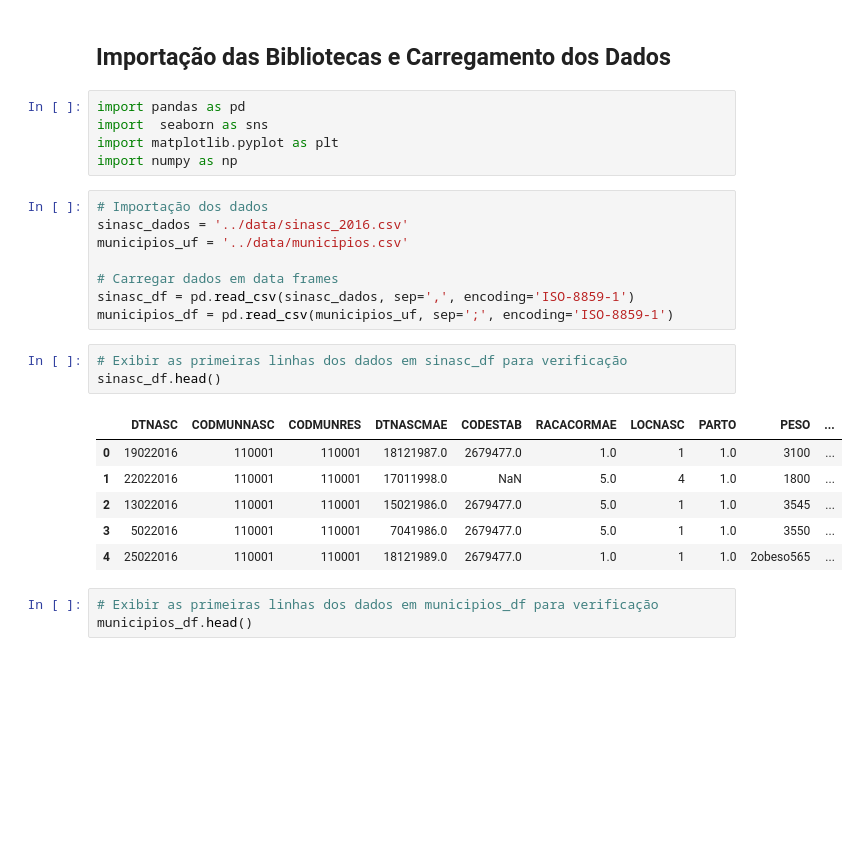
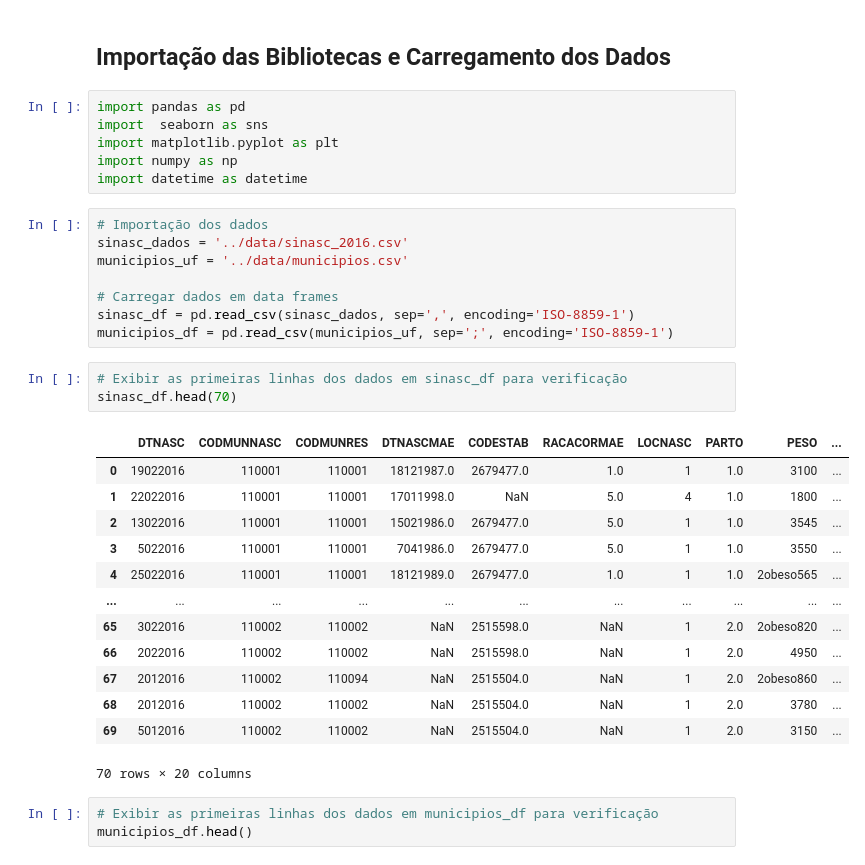
Before and after one commit to rcavakian/desafio_ipq, a Jupyter notebook: projects/Analise_de_Microdados_SINASC_2016.ipynb, the cells around one changed output. Drawn from its saved outputs; the diff is of its cells as text; blank space fills up the shorter version.

```diff
--- a/projects/Analise_de_Microdados_SINASC_2016.ipynb
+++ b/projects/Analise_de_Microdados_SINASC_2016.ipynb
@@ -7,6 +7,7 @@ import pandas as pd
 import  seaborn as sns
 import matplotlib.pyplot as plt
 import numpy as np
+import datetime as datetime
 # %%
 # Importação dos dados
 sinasc_dados = '../data/sinasc_2016.csv'
@@ -17,14 +18,21 @@ sinasc_df = pd.read_csv(sinasc_dados, sep=',', encoding='ISO-8859-1')
 municipios_df = pd.read_csv(municipios_uf, sep=';', encoding='ISO-8859-1')
 # %%
 # Exibir as primeiras linhas dos dados em sinasc_df para verificação
-sinasc_df.head()
+sinasc_df.head(70)
 # %% [output]
 |  | DTNASC | CODMUNNASC | CODMUNRES | DTNASCMAE | CODESTAB | RACACORMAE | LOCNASC | PARTO | PESO | ... |
 | 0 | 19022016 | 110001 | 110001 | 18121987.0 | 2679477.0 | 1.0 | 1 | 1.0 | 3100 | ... |
 | 1 | 22022016 | 110001 | 110001 | 17011998.0 | NaN | 5.0 | 4 | 1.0 | 1800 | ... |
 | 2 | 13022016 | 110001 | 110001 | 15021986.0 | 2679477.0 | 5.0 | 1 | 1.0 | 3545 | ... |
 | 3 | 5022016 | 110001 | 110001 | 7041986.0 | 2679477.0 | 5.0 | 1 | 1.0 | 3550 | ... |
 | 4 | 25022016 | 110001 | 110001 | 18121989.0 | 2679477.0 | 1.0 | 1 | 1.0 | 2obeso565 | ... |
+| ... | ... | ... | ... | ... | ... | ... | ... | ... | ... | ... |
+| 65 | 3022016 | 110002 | 110002 | NaN | 2515598.0 | NaN | 1 | 2.0 | 2obeso820 | ... |
+| 66 | 2022016 | 110002 | 110002 | NaN | 2515598.0 | NaN | 1 | 2.0 | 4950 | ... |
+| 67 | 2012016 | 110002 | 110094 | NaN | 2515504.0 | NaN | 1 | 2.0 | 2obeso860 | ... |
+| 68 | 2012016 | 110002 | 110002 | NaN | 2515504.0 | NaN | 1 | 2.0 | 3780 | ... |
+| 69 | 5012016 | 110002 | 110002 | NaN | 2515504.0 | NaN | 1 | 2.0 | 3150 | ... |
+70 rows × 20 columns
 # %%
 # Exibir as primeiras linhas dos dados em municipios_df para verificação
 municipios_df.head()
```
Also changed, not shown: parts of 11 cells of this notebook.
